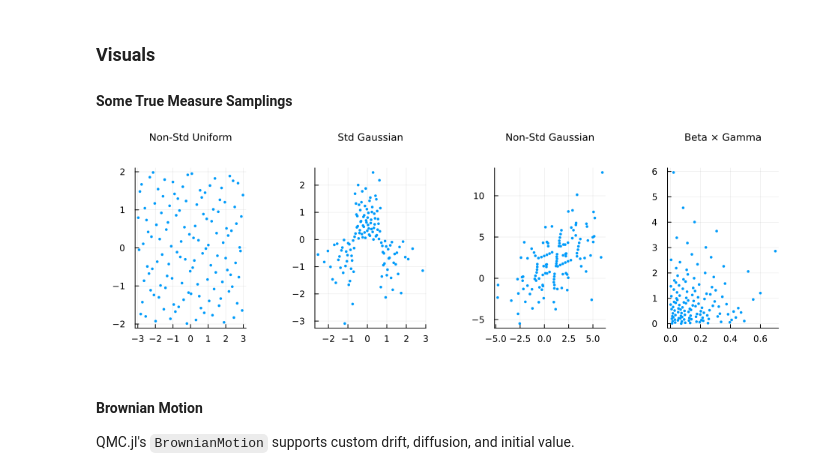
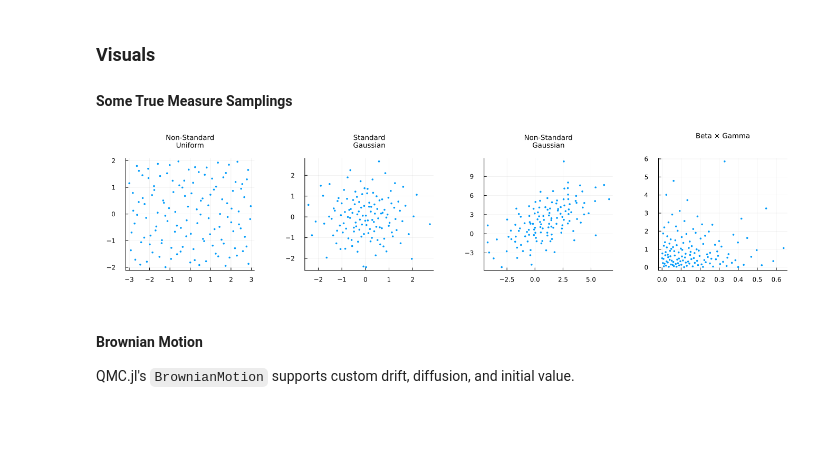
Before and after one commit to QMCSoftware/QMC.jl, a Jupyter notebook: demos/talk_paper_demos/pydata_chi_2023.ipynb, the cells around one changed output. Saved outputs shown, nothing was run; the diff lists cells and outputs as text; code cells hidden in the pictures; blank space fills up the shorter version.

Commit message:
Fix plots in pydata_chi_2023.ipynb. Update all notebooks.

```diff
--- a/demos/talk_paper_demos/pydata_chi_2023.ipynb
+++ b/demos/talk_paper_demos/pydata_chi_2023.ipynb
@@ -260,38 +255,37 @@ n_start=2 → 2 more samples (extensible):
 #### Some True Measure Samplings
 # %%
 n = 2^7
-dd2 = DigitalNetB2(2; seed=7)
 
 true_measures = [
-    ("Non-Std Uniform",     Uniform(dd2; lower_bound=[-3,-2], upper_bound=[3,2])),
-    ("Std Gaussian",        Gaussian(dd2)),
-    ("Non-Std Gaussian",    Gaussian(dd2; mean=[1.0,2.0], covariance=[5.0 4.0; 4.0 9.0])),
-    ("Beta × Gamma",       DistributionsWrapper(dd2;
-                                marginals=Distributions.UnivariateDistribution[
-                                    Distributions.Beta(1,5),
-                                    Distributions.Gamma(1)])),
+    ("Non-Standard\nUniform",  Uniform(DigitalNetB2(2; seed=7,  t=63); lower_bound=[-3,-2], upper_bound=[3,2])),
+    ("Standard\nGaussian",     Gaussian(DigitalNetB2(2; seed=8,  t=63))),
+    ("Non-Standard\nGaussian", Gaussian(DigitalNetB2(2; seed=9,  t=63); mean=[1.0,2.0], covariance=[5.0 4.0; 4.0 9.0])),
+    ("Beta × Gamma",           DistributionsWrapper(DigitalNetB2(2; seed=10, t=63);
+                                   marginals=Distributions.UnivariateDistribution[
+                                       Distributions.Beta(1,5),
+                                       Distributions.Gamma(1)])),
 ]
 
 if HAVE_PLOTS
     ps = []
     for (name, tm_i) in true_measures
         local x = gen_samples(tm_i.dd, n)
         local t = transform(tm_i, x)
         local p = scatter(t[:, 1], t[:, 2];
             title=name, markersize=2, markerstrokewidth=0,
             label=nothing, size=(260, 280))
         push!(ps, p)
     end
-    display(plot(ps...; layout=(1, 4), size=(950, 300)))
+    display(plot(ps...; layout=(1, 4), size=(1350, 300)))
 else
     for (name, tm_i) in true_measures
         local x = gen_samples(tm_i.dd, n)
         local t = transform(tm_i, x)
         @printf("  %-20s  mean=(%.3f, %.3f)\n", replace(name, "\n"=>" "), mean(t[:,1]), mean(t[:,2]))
     end
 end
 # %% [output]
-[figure, old version]
+[figure, new version]
 # %% [markdown]
 #### Brownian Motion
 
```
Also changed, not shown: parts of 3 cells of this notebook, 40 other files.
